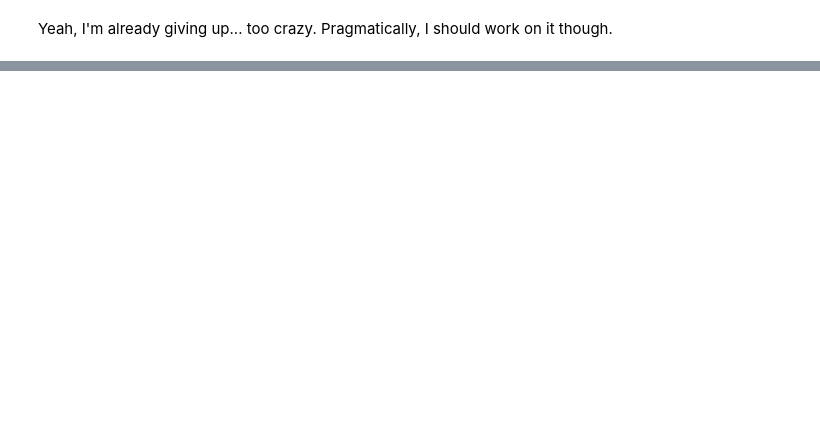
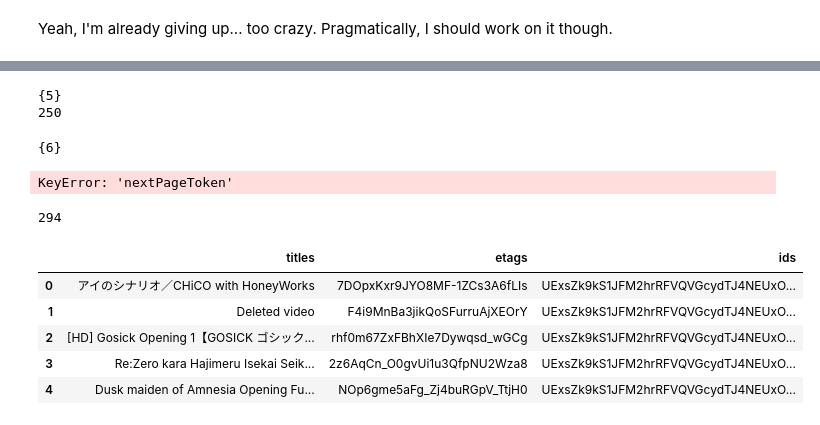
Before and after one commit to bwolff26/youtube_playlists, a Jupyter notebook: scrapping_ii.ipynb, the cells around one changed output, grey strips where cells are left out. Drawn from its saved outputs; the diff is of its cells as text; code cells hidden in the pictures; blank space fills up the shorter version.

```diff
--- a/scrapping_ii.ipynb
+++ b/scrapping_ii.ipynb
@@ -22,0 +130,9 @@ SyntaxError: invalid syntax (110947669.py, line 1)
+# %%
+npt = next_iter['nextPageToken']
+
+for i in range(len(next_iter['items'])):
+    etags.append(next_iter['items'][i]['etag'])
+    ids.append(next_iter['items'][i]['id'])
+    titles.append(next_iter['items'][i]['snippet']['title'])
+
+print(len(titles))
@@ -22,0 +191,53 @@ SyntaxError: invalid syntax (110947669.py, line 1)
+# %%
+iter_count +=1
+print({iter_count})
+
+
+next_iter = youtube.playlistItems().list(
+    part = 'snippet'
+    ,playlistId="PLlfOdKRE3hkDUPTg2u2x4E18SQxUpRyxK"
+    ,maxResults=50
+    ,pageToken=npt).execute()
+
+npt = next_iter['nextPageToken']
+
+for i in range(len(next_iter['items'])):
+    etags.append(next_iter['items'][i]['etag'])
+    ids.append(next_iter['items'][i]['id'])
+    titles.append(next_iter['items'][i]['snippet']['title'])
+
+print(len(titles))
+# %% [output]
+{5}
+250
+# %%
+iter_count +=1
+print({iter_count})
+
+
+next_iter = youtube.playlistItems().list(
+    part = 'snippet'
+    ,playlistId="PLlfOdKRE3hkDUPTg2u2x4E18SQxUpRyxK"
+    ,maxResults=50
+    ,pageToken=npt).execute()
+
+npt = next_iter['nextPageToken']
+
+for i in range(len(next_iter['items'])):
+    etags.append(next_iter['items'][i]['etag'])
+    ids.append(next_iter['items'][i]['id'])
+    titles.append(next_iter['items'][i]['snippet']['title'])
+
+print(len(titles))
+# %% [output]
+{6}
+KeyError: 'nextPageToken'
+# %%
+for i in range(len(next_iter['items'])):
+    etags.append(next_iter['items'][i]['etag'])
+    ids.append(next_iter['items'][i]['id'])
+    titles.append(next_iter['items'][i]['snippet']['title'])
+
+print(len(titles))
+# %% [output]
+294
@@ -22,0 +246,15 @@ SyntaxError: invalid syntax (110947669.py, line 1)
+# %%
+df = pd.DataFrame({
+    'titles':titles
+    ,'etags':etags
+    ,'ids':ids
+})
+# %%
+df.head()
+# %% [output]
+|  | titles | etags | ids |
+| 0 | アイのシナリオ／CHiCO with HoneyWorks | 7DOpxKxr9JYO8MF-1ZCs3A6fLIs | UExsZk9kS1JFM2hrRFVQVGcydTJ4NEUxO... |
+| 1 | Deleted video | F4i9MnBa3jikQoSFurruAjXEOrY | UExsZk9kS1JFM2hrRFVQVGcydTJ4NEUxO... |
+| 2 | [HD] Gosick Opening 1【GOSICK ゴシック... | rhf0m67ZxFBhXIe7Dywqsd_wGCg | UExsZk9kS1JFM2hrRFVQVGcydTJ4NEUxO... |
+| 3 | Re:Zero kara Hajimeru Isekai Seik... | 2z6AqCn_O0gvUi1u3QfpNU2Wza8 | UExsZk9kS1JFM2hrRFVQVGcydTJ4NEUxO... |
+| 4 | Dusk maiden of Amnesia Opening Fu... | NOp6gme5aFg_Zj4buRGpV_TtjH0 | UExsZk9kS1JFM2hrRFVQVGcydTJ4NEUxO... |
```
Also changed, not shown: parts of 41 cells of this notebook, 4 other files.
